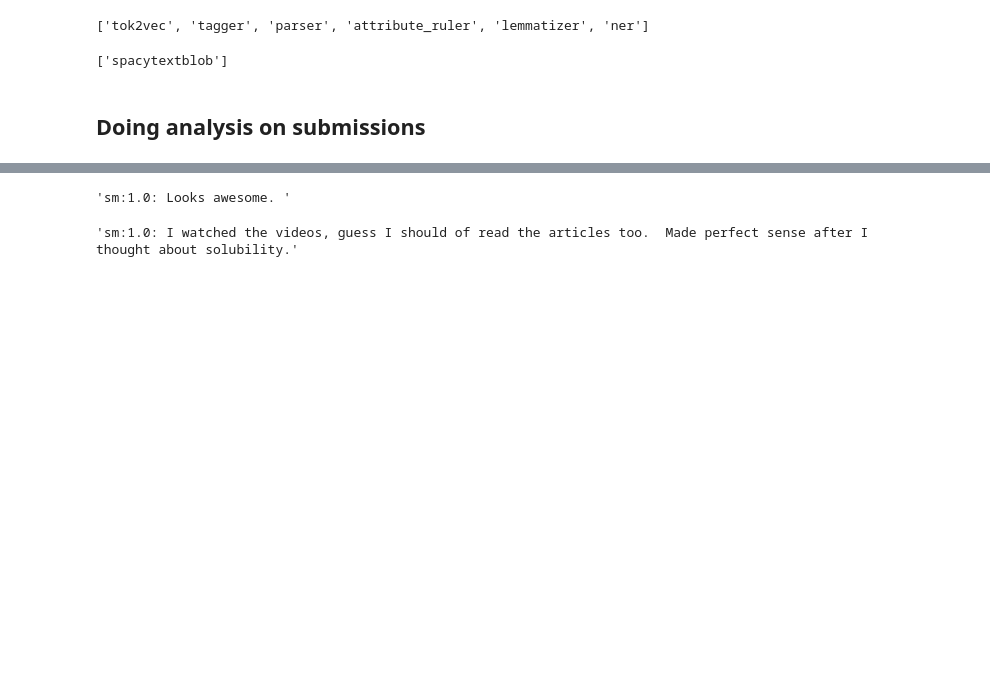
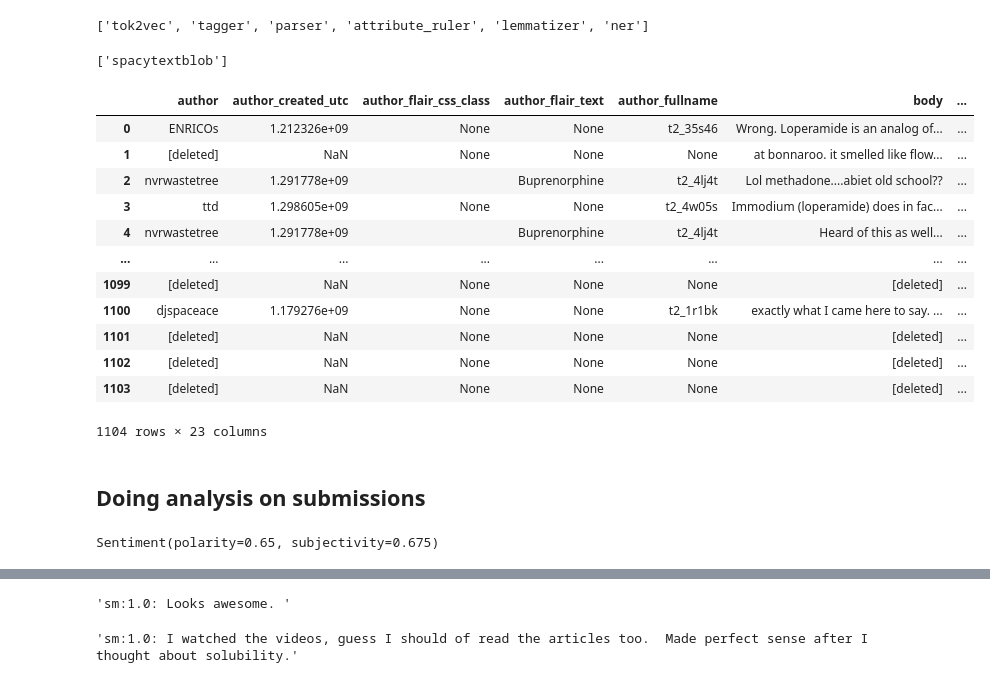
Before and after one commit to RussellABH/OPTUS-AI, a Jupyter notebook: analysis/russell/spacytextblob.ipynb, the cells around one changed output, grey strips where cells are left out. Drawn from its saved outputs; the diff is of its cells as text; code cells hidden in the pictures; blank space fills up the shorter version.

Commit message:
forum data preprossesing, maybe other stuff but I don't think so

```diff
--- a/analysis/russell/spacytextblob.ipynb
+++ b/analysis/russell/spacytextblob.ipynb
@@ -28,14 +28,36 @@ display(nlpFast.pipe_names)
 ['spacytextblob']
 # %%
 # dfS = pd.read_json("C:\\Users\\rharter2\\Documents\\Git\\Optus_data\\opiates_submissions1.json")
-dfC = pd.read_json("C:\\Users\\rharter2\\Documents\\Git\\Optus_data\\opiates_comments1.json")
+dfC = pd.read_json("C:\\Users\\rharter2\\Documents\\Git\\Optus_data\\reddit\\opiates_comments1.json")
 # dfC.head()
+# %%
+dfC
+# %% [output]
+|  | author | author_created_utc | author_flair_css_class | author_flair_text | author_fullname | body | ... |
+| 0 | ENRICOs | 1.212326e+09 | None | None | t2_35s46 | Wrong. Loperamide is an analog of... | ... |
+| 1 | [deleted] | NaN | None | None | None | at bonnaroo. it smelled like flow... | ... |
+| 2 | nvrwastetree | 1.291778e+09 |  | Buprenorphine | t2_4lj4t | Lol methadone....abiet old school?? | ... |
+| 3 | ttd | 1.298605e+09 | None | None | t2_4w05s | Immodium (loperamide) does in fac... | ... |
+| 4 | nvrwastetree | 1.291778e+09 |  | Buprenorphine | t2_4lj4t | Heard of this as well... | ... |
+| ... | ... | ... | ... | ... | ... | ... | ... |
+| 1099 | [deleted] | NaN | None | None | None | [deleted] | ... |
+| 1100 | djspaceace | 1.179276e+09 | None | None | t2_1r1bk | exactly what I came here to say. ... | ... |
+| 1101 | [deleted] | NaN | None | None | None | [deleted] | ... |
+| 1102 | [deleted] | NaN | None | None | None | [deleted] | ... |
+| 1103 | [deleted] | NaN | None | None | None | [deleted] | ... |
+1104 rows × 23 columns
 # %% [markdown]
 ## Doing analysis on submissions
 # %%
 # Remove rows with empty values
 dfC = dfC.loc[(dfC['body'] != '') & (dfC['body'] != '[deleted]') & (dfC['body'] != '[removed]')]
 dfC.reset_index(drop=True, inplace=True)
+# %%
+text = "hello I really love today it's great"
+foo = nlpFast(text)
+foo._.blob.sentiment
+# %% [output]
+Sentiment(polarity=0.65, subjectivity=0.675)
 # %%
 dfC['blobFast'] = dfC['body'].apply(lambda text: nlpFast(text)._.blob)
 dfC['polarityFast'] = dfC['blobFast'].apply(lambda b: float(b.polarity))
```
Also changed, not shown: parts of 1 cell of this notebook, 4 other files.
